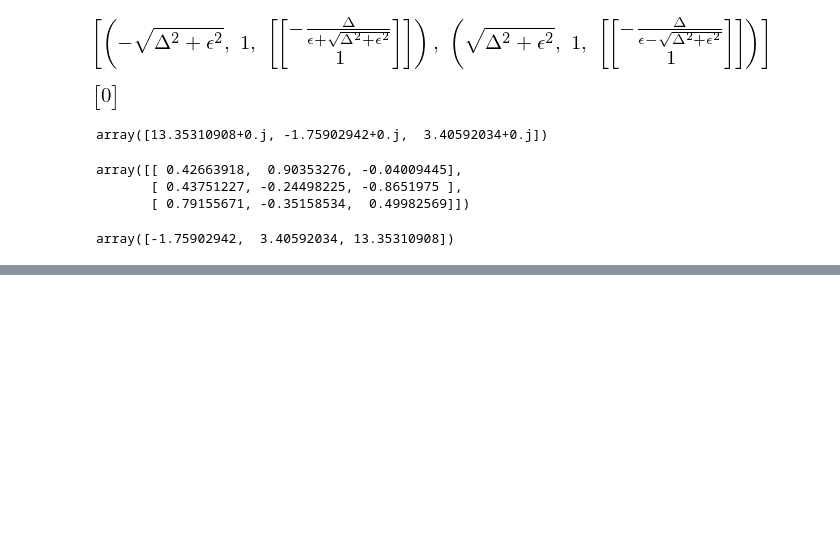
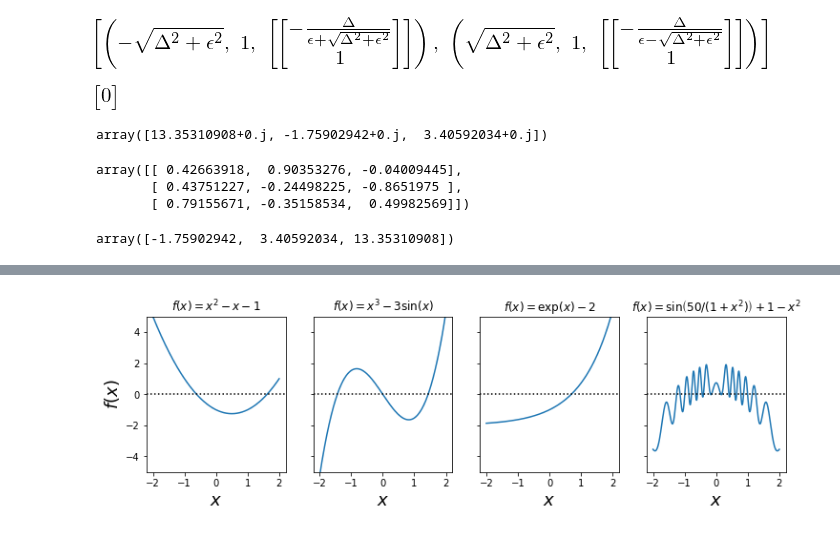
Before and after one commit to SamMachariaPhD/Numerical_Python, a Jupyter notebook: Chapter 5 -- Equation Solving.ipynb, the cells around one changed output, grey strips where cells are left out. Drawn from its saved outputs; the diff is of its cells as text; code cells hidden in the pictures; blank space fills up the shorter version.

```diff
--- a/Chapter 5 -- Equation Solving.ipynb
+++ b/Chapter 5 -- Equation Solving.ipynb
@@ -269,0 +286,26 @@ array([-1.75902942,  3.40592034, 13.35310908])
+# %%
+x = np.linspace(-2,2,1000)
+# four examples of nonlinear functions
+f1 = x**2 - x - 1
+f2 = x**3 - 3*np.sin(x)
+f3 = np.exp(x) - 2
+f4 = 1-x**2 + np.sin(50/(1+x**2))
+
+# plot each function
+fig, axes = plt.subplots(1,4, figsize=(12,3),sharey=True)
+
+for n, f in enumerate([f1,f2,f3,f4]):
+    axes[n].plot(x,f,lw=1.5)
+    axes[n].axhline(0,ls=':',color='k')
+    axes[n].set_ylim(-5,5)
+    axes[n].set_xticks([-2,-1,0,1,2])
+    axes[n].set_xlabel(r'$x$', fontsize=18)
+
+axes[0].set_ylabel(r'$f(x)$', fontsize=18)
+
+titles = [r'$f(x)=x^2-x-1$', r'$f(x)=x^3-3\sin(x)$',r'$f(x)=\exp(x)-2$',\
+          r'$f(x)=\sin\left(50/(1+x^2)\right)+1-x^2$']
+for n, title in enumerate(titles):
+    axes[n].set_title(title)
+# %% [output]
+[figure, added]
```
Also changed, not shown: parts of 9 cells of this notebook.
